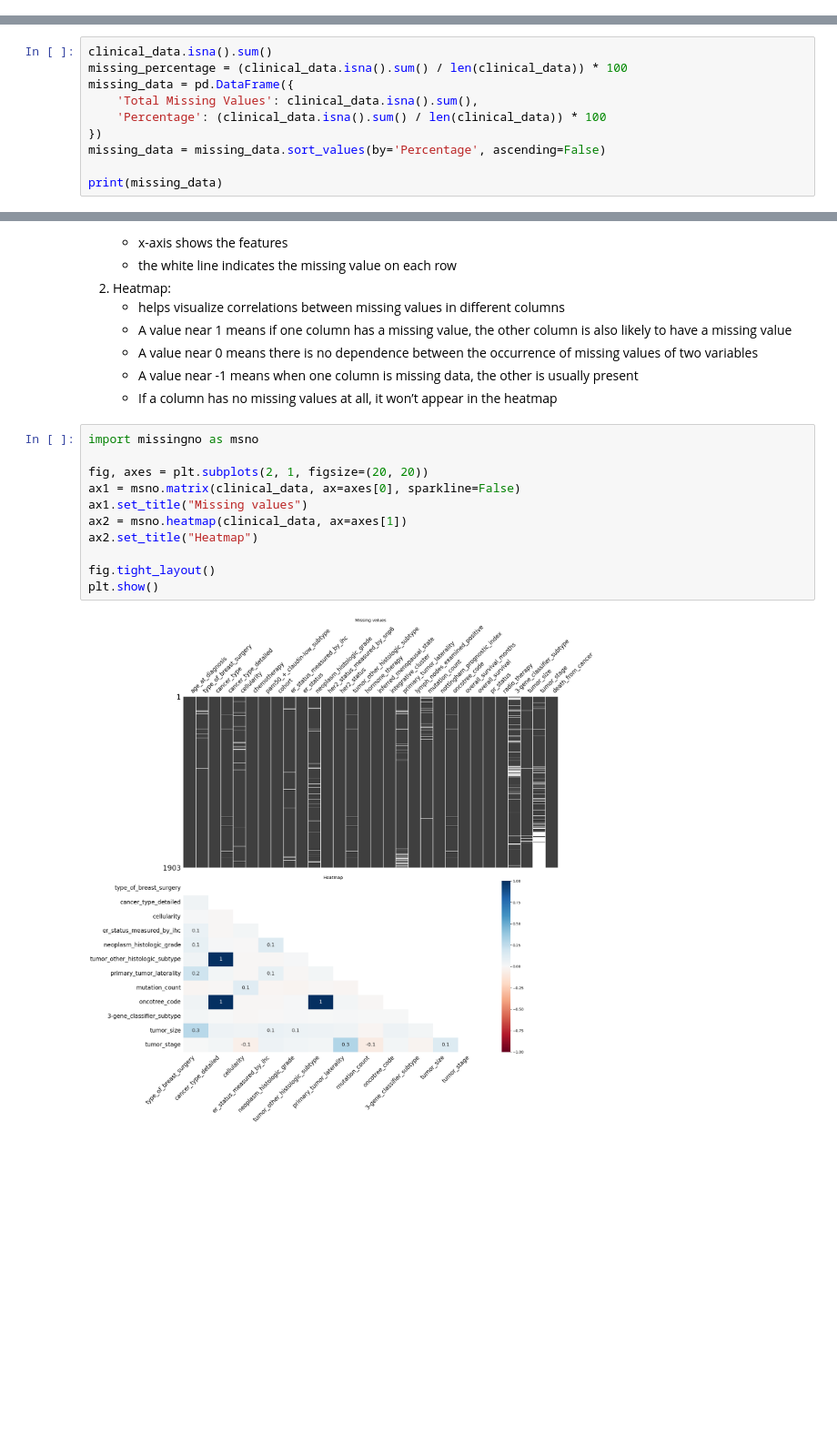
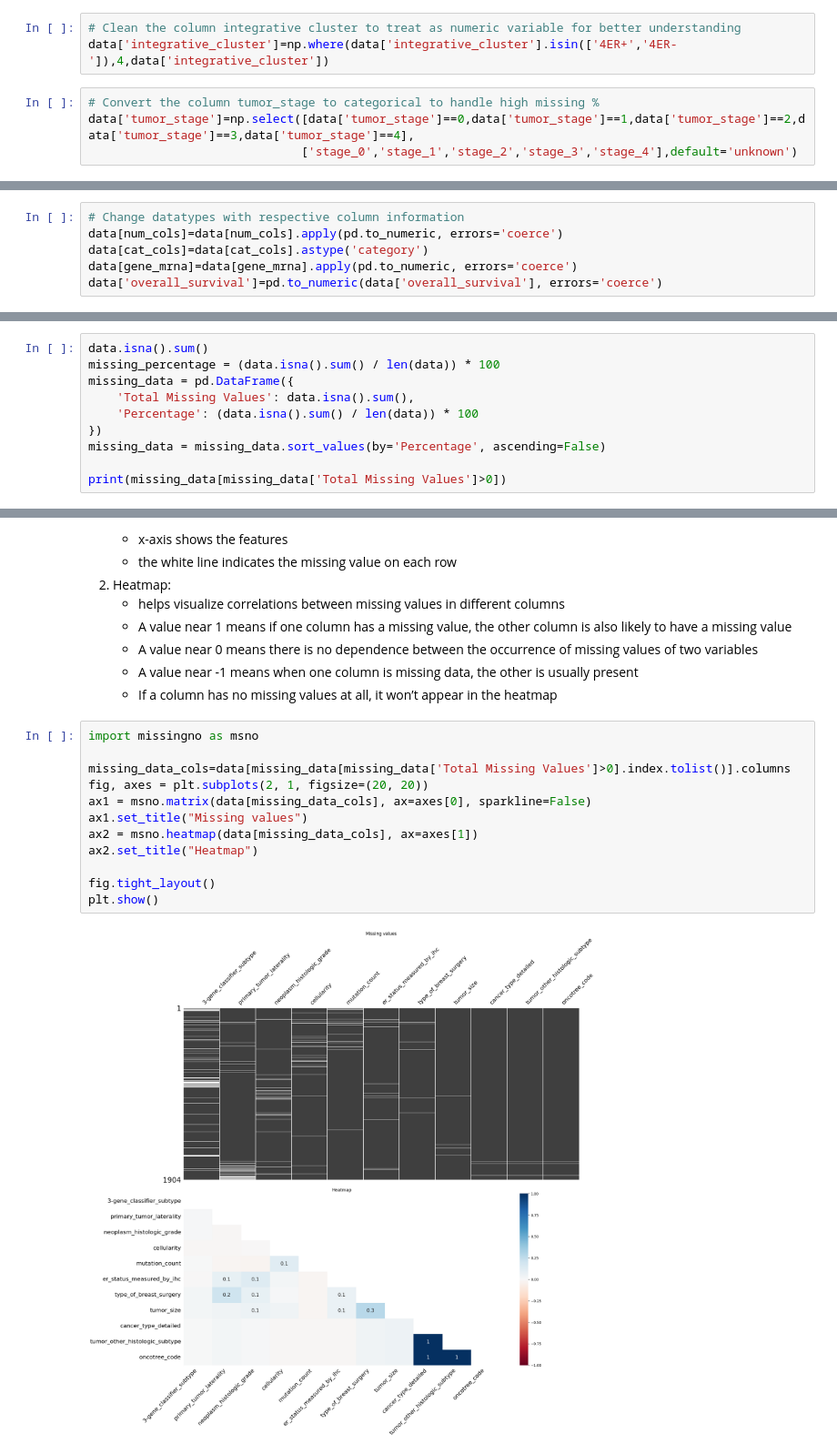
Before and after one commit to aleena-gigi/breast-cancer-prediction, a Jupyter notebook: Data Analysis and Preparation.ipynb, the cells around one changed output, grey strips where cells are left out. Shown at 91% size. Drawn from its saved outputs; the diff is of its cells as text; blank space fills up the shorter version.

```diff
--- a/Data Analysis and Preparation.ipynb
+++ b/Data Analysis and Preparation.ipynb
@@ -83,0 +61,7 @@ data.head()
+# %%
+# Clean the column integrative cluster to treat as numeric variable for better understanding
+data['integrative_cluster']=np.where(data['integrative_cluster'].isin(['4ER+','4ER-']),4,data['integrative_cluster'])
+# %%
+# Convert the column tumor_stage to categorical to handle high missing %
+data['tumor_stage']=np.select([data['tumor_stage']==0,data['tumor_stage']==1,data['tumor_stage']==2,data['tumor_stage']==3,data['tumor_stage']==4],
+                              ['stage_0','stage_1','stage_2','stage_3','stage_4'],default='unknown')
@@ -84 +120,7 @@ data.head()
+# %%
+# Change datatypes with respective column information
+data[num_cols]=data[num_cols].apply(pd.to_numeric, errors='coerce')
+data[cat_cols]=data[cat_cols].astype('category')
+data[gene_mrna]=data[gene_mrna].apply(pd.to_numeric, errors='coerce')
+data['overall_survival']=pd.to_numeric(data['overall_survival'], errors='coerce')
 # %%
@@ -248,14 +268,14 @@ There are few types of missing data:
 * Missing at Random (MAR) - Missingness is systematic but explainable, ignoring missing data may introduce bias.
 * Missing Not at Random (MNAR) - In MNAR, the probability of a value being missing depends on unobserved data.
 # %%
-clinical_data.isna().sum()
-missing_percentage = (clinical_data.isna().sum() / len(clinical_data)) * 100
+data.isna().sum()
+missing_percentage = (data.isna().sum() / len(data)) * 100
 missing_data = pd.DataFrame({
-    'Total Missing Values': clinical_data.isna().sum(),
-    'Percentage': (clinical_data.isna().sum() / len(clinical_data)) * 100
+    'Total Missing Values': data.isna().sum(),
+    'Percentage': (data.isna().sum() / len(data)) * 100
 })
 missing_data = missing_data.sort_values(by='Percentage', ascending=False)
 
-print(missing_data)
+print(missing_data[missing_data['Total Missing Values']>0])
 # %% [output]
                                 Total Missing Values  Percentage
@@ -292,16 +307,17 @@ The presence of too much missing data in the data set can negatively affect the
 # %%
 import missingno as msno
 
+missing_data_cols=data[missing_data[missing_data['Total Missing Values']>0].index.tolist()].columns
 fig, axes = plt.subplots(2, 1, figsize=(20, 20))
-ax1 = msno.matrix(clinical_data, ax=axes[0], sparkline=False)
+ax1 = msno.matrix(data[missing_data_cols], ax=axes[0], sparkline=False)
 ax1.set_title("Missing values")
-ax2 = msno.heatmap(clinical_data, ax=axes[1])
+ax2 = msno.heatmap(data[missing_data_cols], ax=axes[1])
 ax2.set_title("Heatmap")
 
 fig.tight_layout()
 plt.show()
 # %% [output]
-[figure, old version]
+[figure, new version]
 # %% [markdown]
 1. The matrix shows that the **tumor_stage** and **3-gene_classifier_subtype** has most of the missing values but it doesnt have any correlation with any of the missing data columns, which means they occur completely at random
    *  but we need to consider the columns which didnt had any missing values, eg: tumor stage will have some correlation with radio therapy
```
Also changed, not shown: parts of 53 cells of this notebook, 11 other files.
